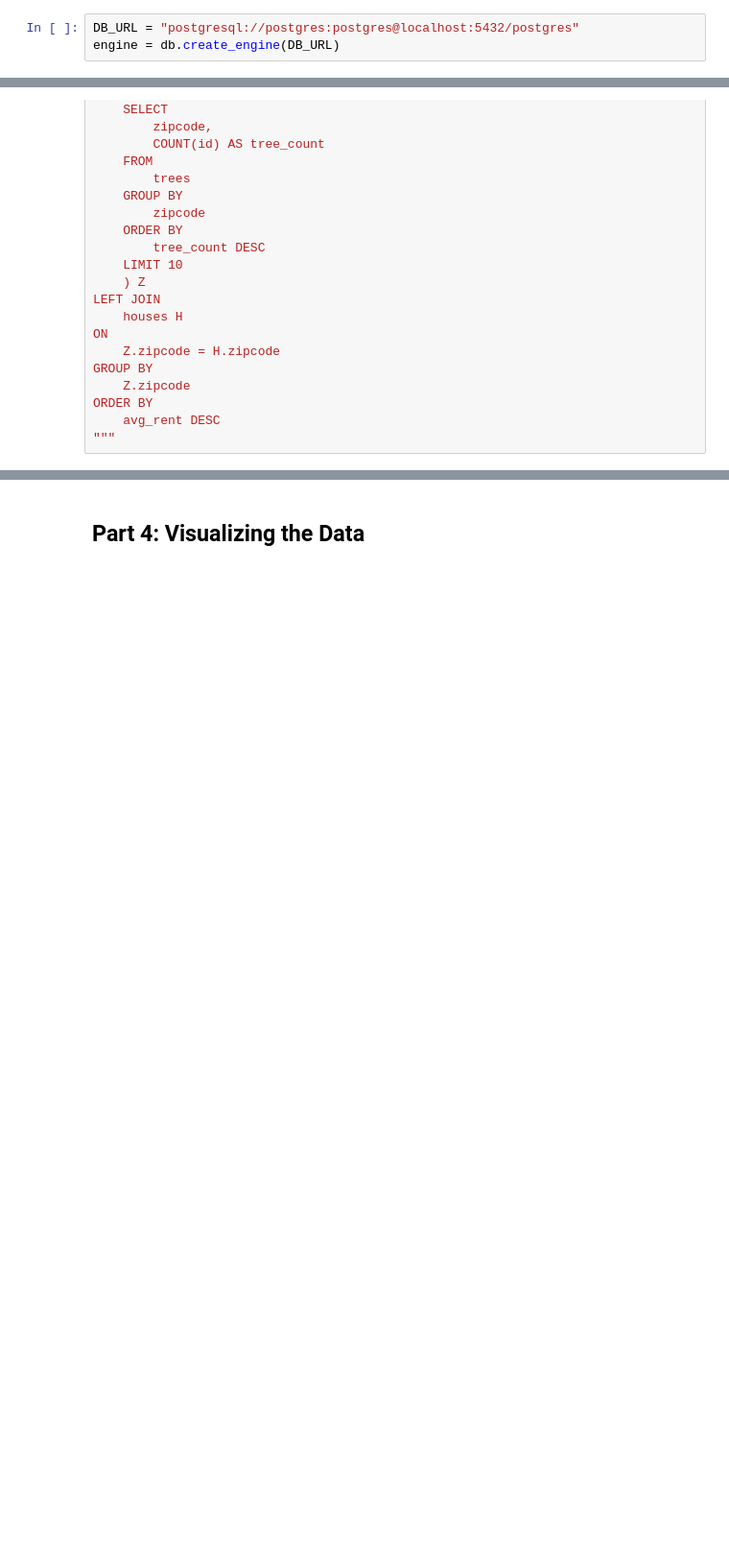
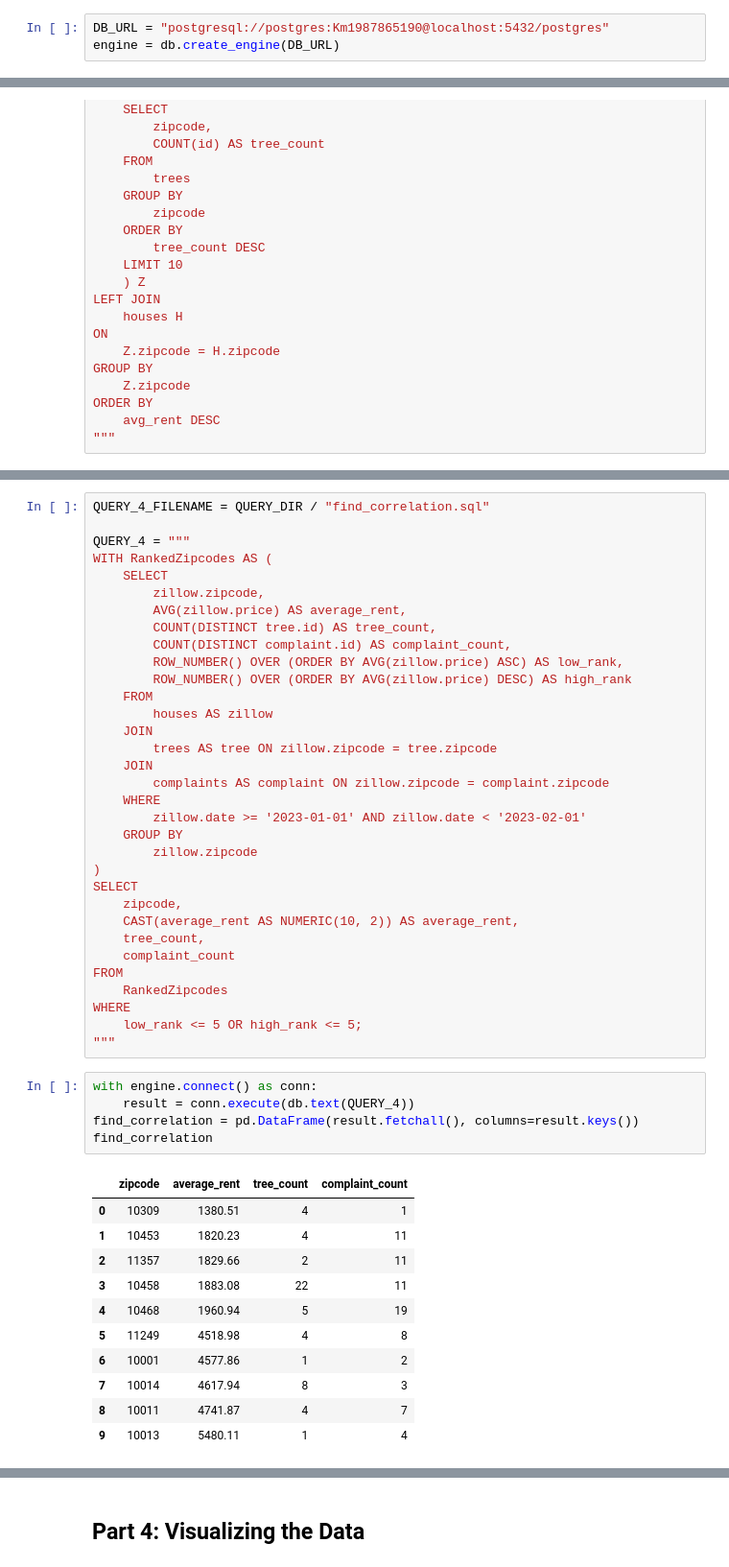
Before and after one commit to Shuochun/4501_final_project, a Jupyter notebook: Project Code.ipynb, the cells around one changed output, grey strips where cells are left out. Shown at 96% size. Drawn from its saved outputs; the diff is of its cells as text; blank space fills up the shorter version.

Commit message:
Query4,5,6

```diff
--- a/Project Code.ipynb
+++ b/Project Code.ipynb
@@ -384,7 +387,7 @@ password = "Km1987865190"
 DB_URL = f"postgresql://{username}:{password}@localhost:5432/NYC_database"
 engine = db.create_engine(DB_URL)
 # %%
-DB_URL = "postgresql://postgres:postgres@localhost:5432/postgres"
+DB_URL = "postgresql://postgres:Km1987865190@localhost:5432/postgres"
 engine = db.create_engine(DB_URL)
 # %% [markdown]
 #### SQLAlchemy
@@ -613,0 +629,50 @@ HINT:  No function matches the given name and argument types. You might need to
+# %%
+QUERY_4_FILENAME = QUERY_DIR / "find_correlation.sql"
+
+QUERY_4 = """
+WITH RankedZipcodes AS (
+    SELECT
+        zillow.zipcode,
+        AVG(zillow.price) AS average_rent,
+        COUNT(DISTINCT tree.id) AS tree_count,
+        COUNT(DISTINCT complaint.id) AS complaint_count,
+        ROW_NUMBER() OVER (ORDER BY AVG(zillow.price) ASC) AS low_rank,
+        ROW_NUMBER() OVER (ORDER BY AVG(zillow.price) DESC) AS high_rank
+    FROM
+        houses AS zillow
+    JOIN
+        trees AS tree ON zillow.zipcode = tree.zipcode
+    JOIN
+        complaints AS complaint ON zillow.zipcode = complaint.zipcode
+    WHERE
+        zillow.date >= '2023-01-01' AND zillow.date < '2023-02-01'
+    GROUP BY
+        zillow.zipcode
+)
+SELECT
+    zipcode,
+    CAST(average_rent AS NUMERIC(10, 2)) AS average_rent,
+    tree_count,
+    complaint_count
+FROM
+    RankedZipcodes
+WHERE
+    low_rank <= 5 OR high_rank <= 5;
+"""
+# %%
+with engine.connect() as conn:
+    result = conn.execute(db.text(QUERY_4))
+find_correlation = pd.DataFrame(result.fetchall(), columns=result.keys())
+find_correlation
+# %% [output]
+|  | zipcode | average_rent | tree_count | complaint_count |
+| 0 | 10309 | 1380.51 | 4 | 1 |
+| 1 | 10453 | 1820.23 | 4 | 11 |
+| 2 | 11357 | 1829.66 | 2 | 11 |
+| 3 | 10458 | 1883.08 | 22 | 11 |
+| 4 | 10468 | 1960.94 | 5 | 19 |
+| 5 | 11249 | 4518.98 | 4 | 8 |
+| 6 | 10001 | 4577.86 | 1 | 2 |
+| 7 | 10014 | 4617.94 | 8 | 3 |
+| 8 | 10011 | 4741.87 | 4 | 7 |
+| 9 | 10013 | 5480.11 | 1 | 4 |
```
Also changed, not shown: parts of 18 cells of this notebook, 1 other file.
